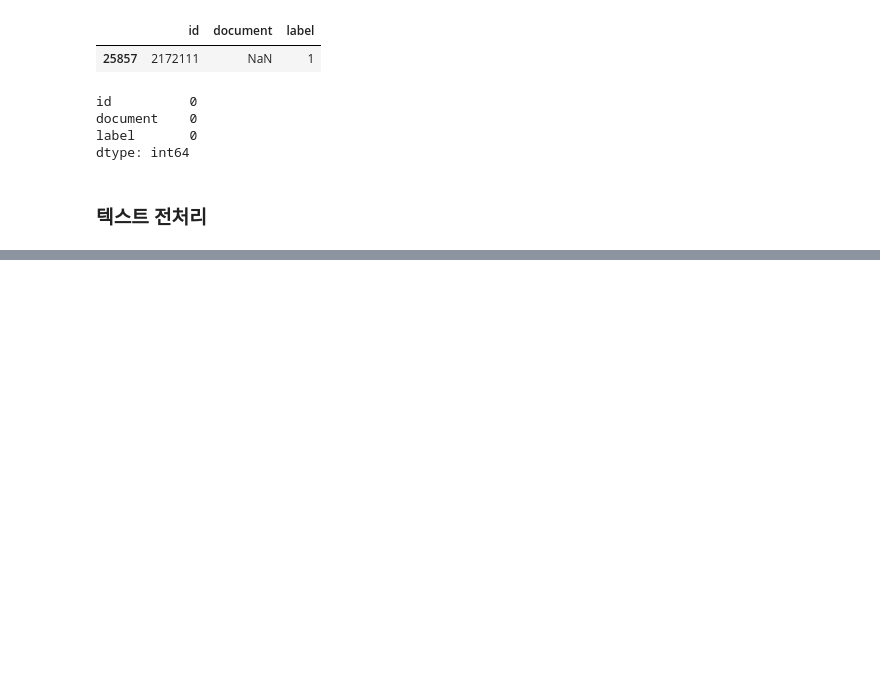
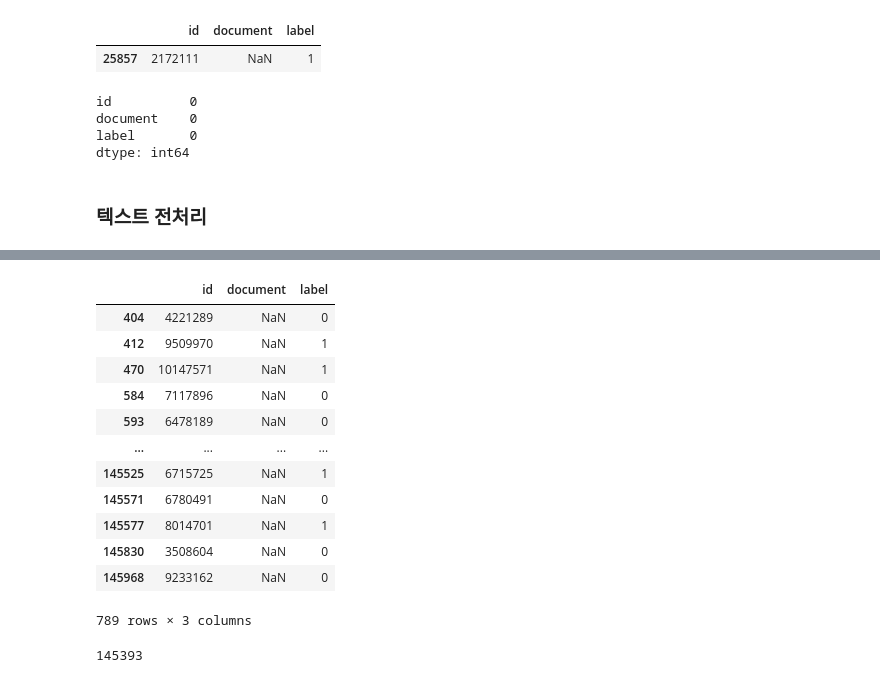
Before and after one commit to passiona2z/NLP_study, a Jupyter notebook: 네이버 영화리뷰 감성분석.ipynb, the cells around one changed output, grey strips where cells are left out. Saved outputs shown, nothing was run; the diff lists cells and outputs as text; code cells hidden in the pictures; blank space fills up the shorter version.

```diff
--- a/네이버 영화리뷰 감성분석.ipynb
+++ b/네이버 영화리뷰 감성분석.ipynb
@@ -107,0 +162,2 @@ dtype: int64
+# %%
+train_data['document'] = train_data['document'].str.replace('^ +', "", regex=True)
@@ -107,0 +168,2 @@ dtype: int64
+# %%
+train_data['document'] = train_data['document'].replace('', np.nan)
@@ -107,0 +177,21 @@ dtype: int64
+# %%
+train_data[train_data['document'].isna()]
+# %% [output]
+|  | id | document | label |
+| 404 | 4221289 | NaN | 0 |
+| 412 | 9509970 | NaN | 1 |
+| 470 | 10147571 | NaN | 1 |
+| 584 | 7117896 | NaN | 0 |
+| 593 | 6478189 | NaN | 0 |
+| ... | ... | ... | ... |
+| 145525 | 6715725 | NaN | 1 |
+| 145571 | 6780491 | NaN | 0 |
+| 145577 | 8014701 | NaN | 1 |
+| 145830 | 3508604 | NaN | 0 |
+| 145968 | 9233162 | NaN | 0 |
+789 rows × 3 columns
+# %%
+train_data = train_data.dropna(subset='document')
+len(train_data)
+# %% [output]
+145393
```
Also changed, not shown: parts of 92 cells of this notebook.
